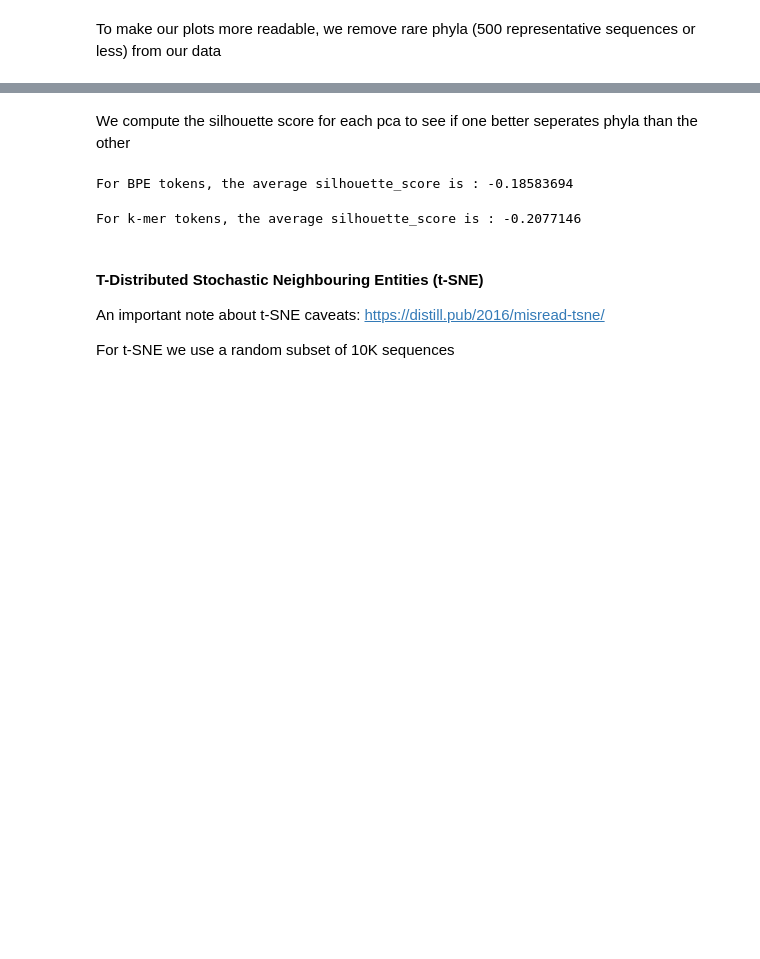
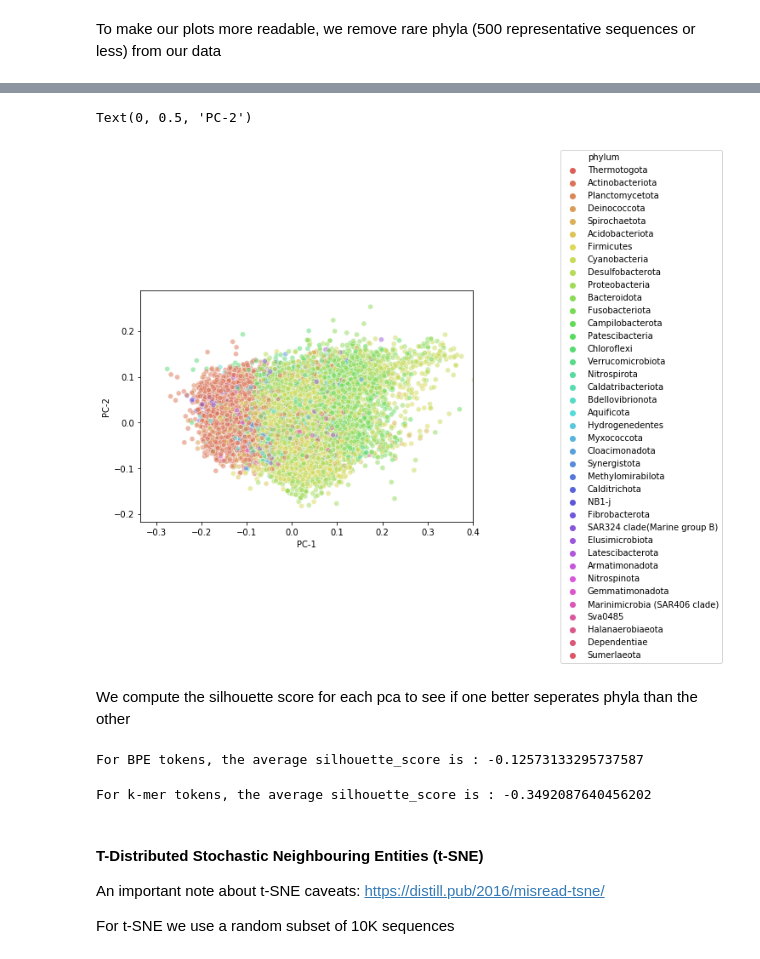
Before and after one commit to shaharazulay/dna-bert, a Jupyter notebook: dna_bert/analyze_sequence_embeddings.ipynb, the cells around one changed output, grey strips where cells are left out. Saved outputs shown, nothing was run; the diff lists cells and outputs as text; code cells hidden in the pictures; blank space fills up the shorter version.

```diff
--- a/dna_bert/analyze_sequence_embeddings.ipynb
+++ b/dna_bert/analyze_sequence_embeddings.ipynb
@@ -88,14 +158,10 @@ To make our plots more readable, we remove rare phyla (500 representative sequen
 # %%
-# Choose taxonomic-level for visualization
-tax_level = "genus"
-rare_threshold = 100
-
-df_bpe = df_bpe.groupby(tax_level).filter(lambda x: len(x) > rare_threshold)
+df_bpe = df_bpe[df_bpe[tax_level].isin(taxa_to_include)]
 df_bpe = df_bpe.reset_index(drop=True)
 print('Size of the bpe dataframe after removing rare taxa: {}'.format(df_bpe.shape))
 
 # Same for k-mers
-df_kmer = df_kmer.groupby(tax_level).filter(lambda x: len(x) > rare_threshold)
+df_kmer = df_kmer[df_kmer[tax_level].isin(taxa_to_include)]
 df_kmer = df_kmer.reset_index(drop=True)
 print('Size of the k-mer dataframe after removing rare taxa: {}'.format(df_kmer.shape))
 # %% [output]
@@ -177,21 +289,39 @@ sns.scatterplot(
+# %%
+plt.figure(figsize=(7,5))
+p = sns.scatterplot(
+    x="pca1", y="pca2",
+    hue=tax_level,
+    palette=sns.color_palette("hls", n_taxa),
+    data=df_kmer_subset,
+    #legend=False,
+    alpha=0.5
+)
+p.legend(loc='center left', bbox_to_anchor=(1.25, 0.5), ncol=1)
+plt.xlim(None, 0.4)
+plt.xlabel('PC-1')
+plt.ylabel('PC-2')
+#plt.ylim(0, 20)
+# %% [output]
+Text(0, 0.5, 'PC-2')
+[figure, added]
 # %% [markdown]
 We compute the silhouette score for each pca to see if one better seperates phyla than the other
 # %%
-silhouette_avg_bpe = silhouette_score(X = df_bpe[['pca1', 'pca2', 'pca3', 'pca4', 'pca5', 'pca6', 'pca7', 'pca8', 'pca9', 'pca10']].values,
+silhouette_avg_bpe = silhouette_score(X = df_bpe[['pca1', 'pca2', 'pca3']].values,
                                       labels = df_bpe[tax_level],
-                                      sample_size = 50000,
-                                      random_state = 27)
+                                      sample_size = 20000,
+                                      random_state = 11)
 print("For BPE tokens, the average silhouette_score is :", silhouette_avg_bpe)
 # %% [output]
-For BPE tokens, the average silhouette_score is : -0.18583694
+For BPE tokens, the average silhouette_score is : -0.12573133295737587
 # %%
-silhouette_avg_kmer = silhouette_score(X = df_kmer[['pca1', 'pca2', 'pca3', 'pca4', 'pca5', 'pca6', 'pca7', 'pca8', 'pca9', 'pca10']].values,
+silhouette_avg_kmer = silhouette_score(X = df_kmer[['pca1', 'pca2', 'pca3']].values,
                                        labels = df_kmer[tax_level],
-                                       sample_size = 50000,
-                                       random_state = 27)
+                                       sample_size = 20000,
+                                       random_state = 11)
 print("For k-mer tokens, the average silhouette_score is :", silhouette_avg_kmer)
 # %% [output]
-For k-mer tokens, the average silhouette_score is : -0.2077146
+For k-mer tokens, the average silhouette_score is : -0.3492087640456202
 # %% [markdown]
 #### T-Distributed Stochastic Neighbouring Entities (t-SNE)
 
```
Also changed, not shown: parts of 32 cells of this notebook.
